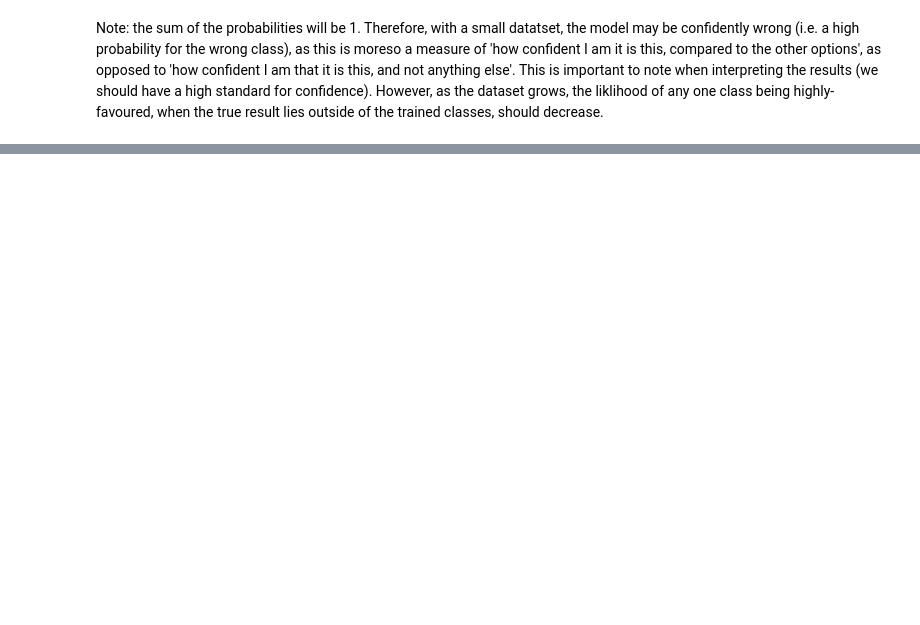
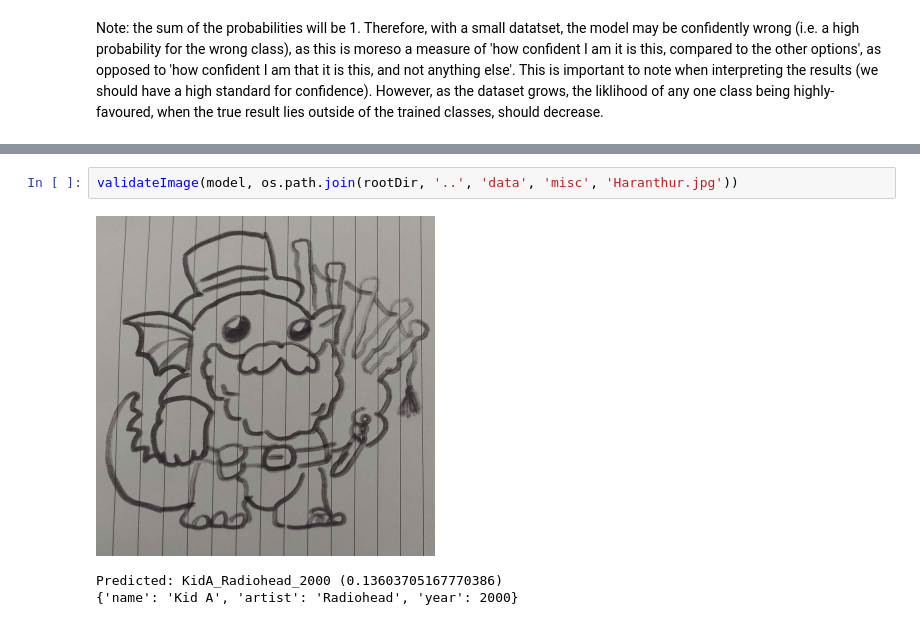
Before and after one commit to Razzula/virtual-turntable, a Jupyter notebook: server/modelling/sandbox/SimpleCNN.ipynb, the cells around one changed output, grey strips where cells are left out. Drawn from its saved outputs; the diff is of its cells as text; blank space fills up the shorter version.

```diff
--- a/server/modelling/sandbox/SimpleCNN.ipynb
+++ b/server/modelling/sandbox/SimpleCNN.ipynb
@@ -258,0 +265,6 @@ Note: the sum of the probabilities will be 1. Therefore, with a small datatset,
+# %%
+validateImage(model, os.path.join(rootDir, '..', 'data', 'misc', 'Haranthur.jpg'))
+# %% [output]
+[figure, added]
+Predicted: KidA_Radiohead_2000 (0.13603705167770386)
+{'name': 'Kid A', 'artist': 'Radiohead', 'year': 2000}
```
Also changed, not shown: parts of 18 cells of this notebook, 5 other files.
